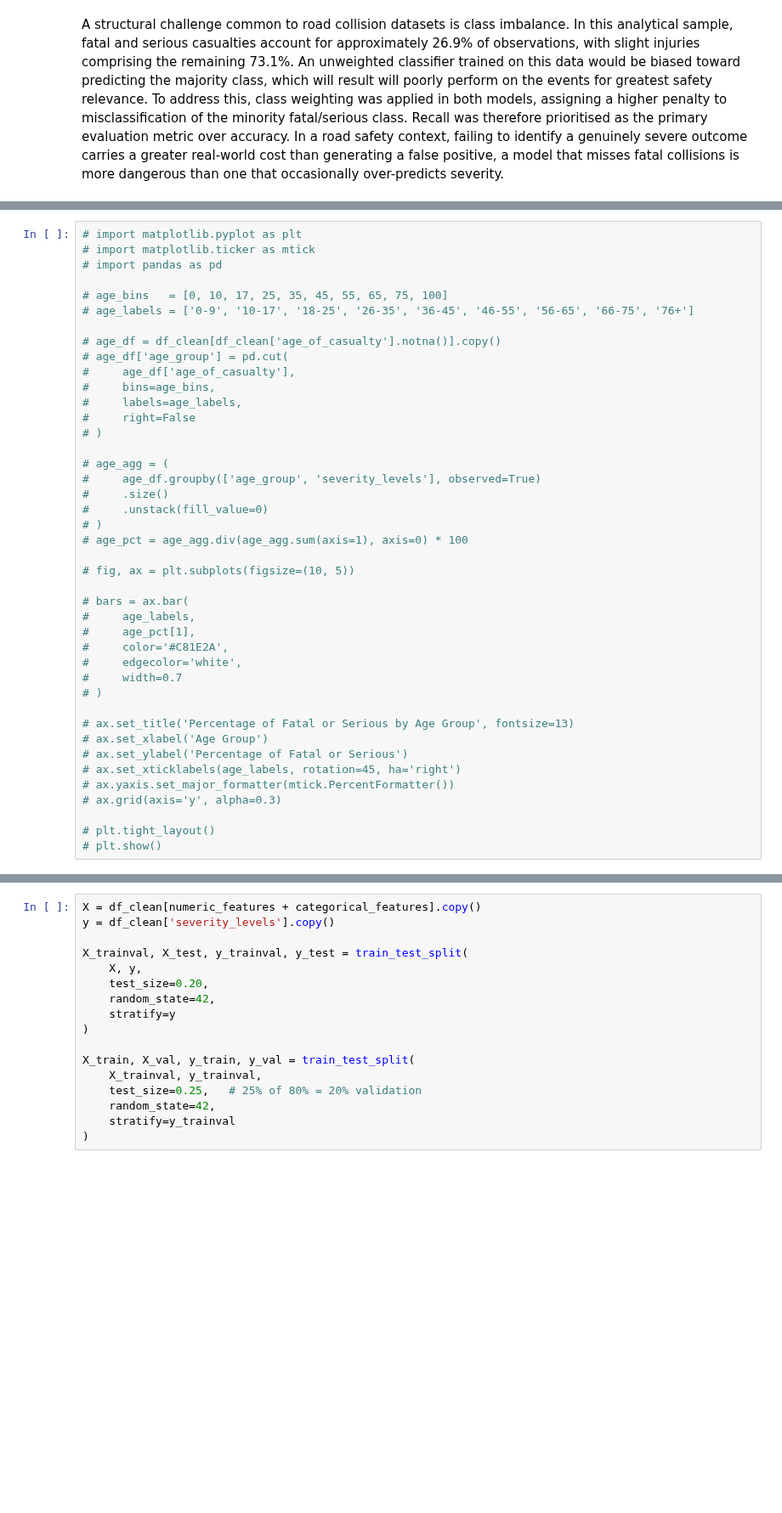
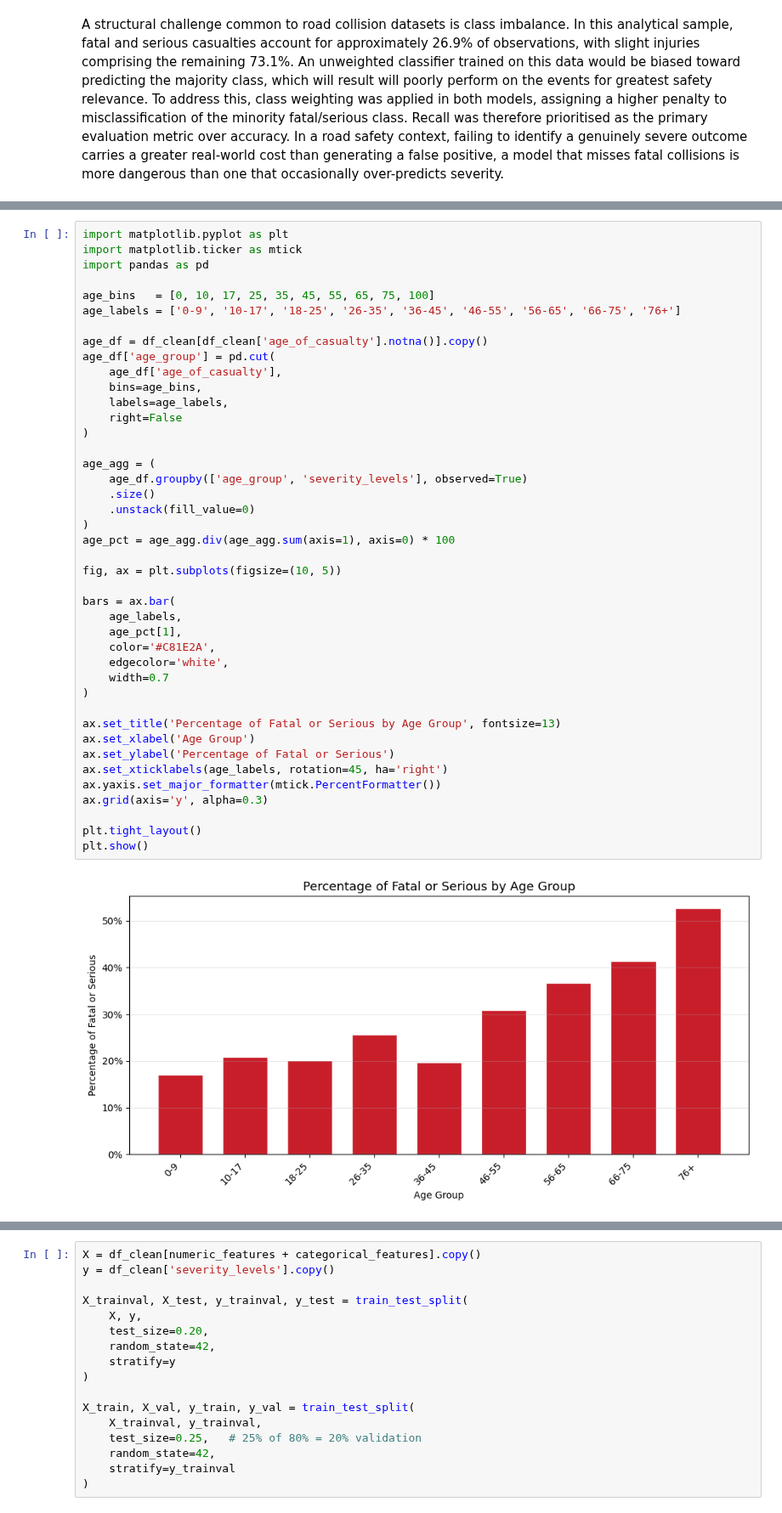
Before and after one commit to christychoicc/DSSS_Coursework, a Jupyter notebook: DSSS_Submission.ipynb, the cells around one changed output, grey strips where cells are left out. Shown at 85% size. Cells and saved outputs as stored; diff of their text form; blank space fills up the shorter version.

```diff
--- a/DSSS_Submission.ipynb
+++ b/DSSS_Submission.ipynb
@@ -823,42 +887,44 @@ Recall was therefore prioritised as the primary evaluation metric over accuracy.
 # %%
-# import matplotlib.pyplot as plt
-# import matplotlib.ticker as mtick
-# import pandas as pd
+import matplotlib.pyplot as plt
+import matplotlib.ticker as mtick
+import pandas as pd
 
-# age_bins   = [0, 10, 17, 25, 35, 45, 55, 65, 75, 100]
-# age_labels = ['0-9', '10-17', '18-25', '26-35', '36-45', '46-55', '56-65', '66-75', '76+']
+age_bins   = [0, 10, 17, 25, 35, 45, 55, 65, 75, 100]
+age_labels = ['0-9', '10-17', '18-25', '26-35', '36-45', '46-55', '56-65', '66-75', '76+']
 
-# age_df = df_clean[df_clean['age_of_casualty'].notna()].copy()
-# age_df['age_group'] = pd.cut(
-#     age_df['age_of_casualty'],
-#     bins=age_bins,
-#     labels=age_labels,
-#     right=False
-# )
+age_df = df_clean[df_clean['age_of_casualty'].notna()].copy()
+age_df['age_group'] = pd.cut(
+    age_df['age_of_casualty'],
+    bins=age_bins,
+    labels=age_labels,
+    right=False
+)
 
-# age_agg = (
-#     age_df.groupby(['age_group', 'severity_levels'], observed=True)
-#     .size()
-#     .unstack(fill_value=0)
-# )
-# age_pct = age_agg.div(age_agg.sum(axis=1), axis=0) * 100
+age_agg = (
+    age_df.groupby(['age_group', 'severity_levels'], observed=True)
+    .size()
+    .unstack(fill_value=0)
+)
+age_pct = age_agg.div(age_agg.sum(axis=1), axis=0) * 100
 
-# fig, ax = plt.subplots(figsize=(10, 5))
+fig, ax = plt.subplots(figsize=(10, 5))
 
-# bars = ax.bar(
-#     age_labels,
-#     age_pct[1],
-#     color='#C81E2A',
-#     edgecolor='white',
-#     width=0.7
-# )
+bars = ax.bar(
+    age_labels,
+    age_pct[1],
+    color='#C81E2A',
+    edgecolor='white',
+    width=0.7
+)
 
-# ax.set_title('Percentage of Fatal or Serious by Age Group', fontsize=13)
-# ax.set_xlabel('Age Group')
-# ax.set_ylabel('Percentage of Fatal or Serious')
-# ax.set_xticklabels(age_labels, rotation=45, ha='right')
-# ax.yaxis.set_major_formatter(mtick.PercentFormatter())
-# ax.grid(axis='y', alpha=0.3)
+ax.set_title('Percentage of Fatal or Serious by Age Group', fontsize=13)
+ax.set_xlabel('Age Group')
+ax.set_ylabel('Percentage of Fatal or Serious')
+ax.set_xticklabels(age_labels, rotation=45, ha='right')
+ax.yaxis.set_major_formatter(mtick.PercentFormatter())
+ax.grid(axis='y', alpha=0.3)
 
-# plt.tight_layout()
-# plt.show()
+plt.tight_layout()
+plt.show()
+# %% [output]
+[figure, added]
```
Also changed, not shown: parts of 42 cells of this notebook.
